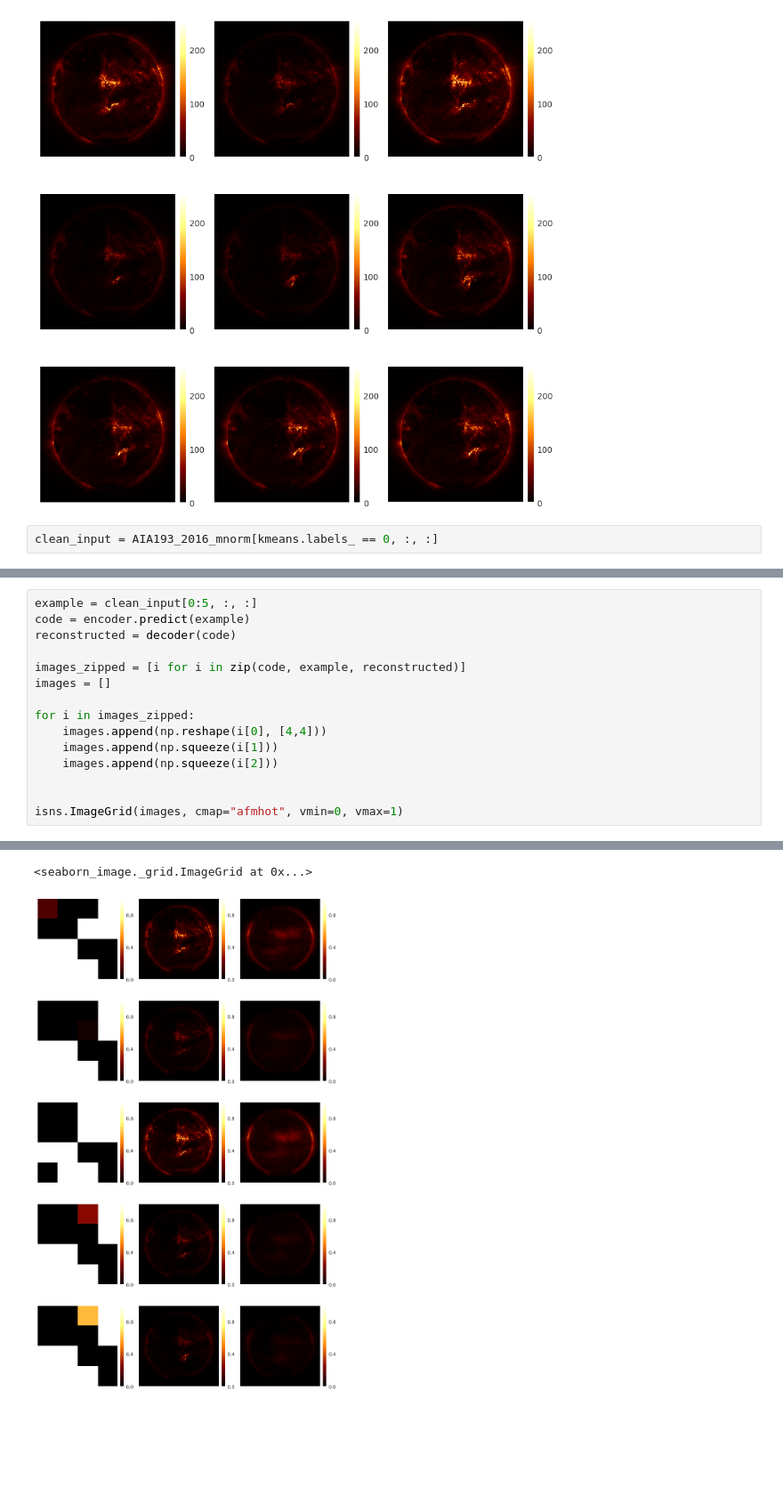
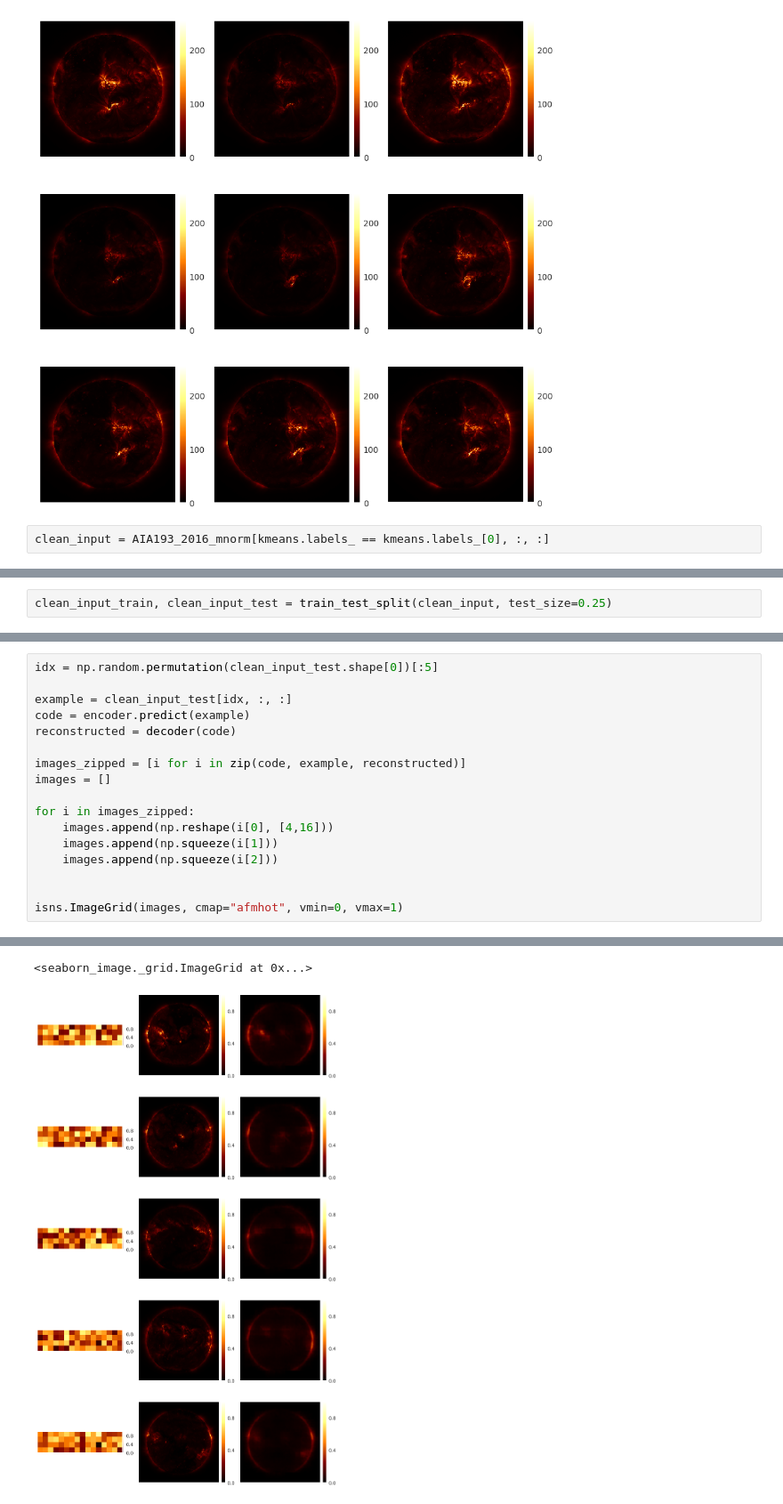
Before and after one commit to eugenioLR/TFM_sun_Autoencoders, a Jupyter notebook: autoenc1.ipynb, the cells around one changed output, grey strips where cells are left out. Shown at 89% size. Cells and saved outputs as stored; diff of their text form; blank space fills up the shorter version.

```diff
--- a/autoenc1.ipynb
+++ b/autoenc1.ipynb
@@ -56,5 +60,5 @@ isns.ImageGrid([i for i in class1[:9]], cmap="afmhot") # class2 is (probably) no
 <seaborn_image._grid.ImageGrid at 0x...>
 [figure]
 # %%
-clean_input = AIA193_2016_mnorm[kmeans.labels_ == 0, :, :]
+clean_input = AIA193_2016_mnorm[kmeans.labels_ == kmeans.labels_[0], :, :]
 # %%
@@ -138,3 +165,5 @@ _________________________________________________________________
+# %%
+clean_input_train, clean_input_test = train_test_split(clean_input, test_size=0.25)
 # %%
 n_epochs = 100
 batch_size = 128
@@ -148,5 +201,7 @@ KeyboardInterrupt:
 # %%
-example = clean_input[0:5, :, :]
+idx = np.random.permutation(clean_input_test.shape[0])[:5]
+
+example = clean_input_test[idx, :, :]
 code = encoder.predict(example)
 reconstructed = decoder(code)
 
@@ -154,7 +209,7 @@ images_zipped = [i for i in zip(code, example, reconstructed)]
 images = []
 
 for i in images_zipped:
-    images.append(np.reshape(i[0], [4,4]))
+    images.append(np.reshape(i[0], [4,16]))
     images.append(np.squeeze(i[1]))
     images.append(np.squeeze(i[2]))
 
@@ -165,2 +220,2 @@ isns.ImageGrid(images, cmap="afmhot", vmin=0, vmax=1)
 <seaborn_image._grid.ImageGrid at 0x...>
-[figure, old version]
+[figure, new version]
```
Also changed, not shown: parts of 6 cells of this notebook, 4 other files.
